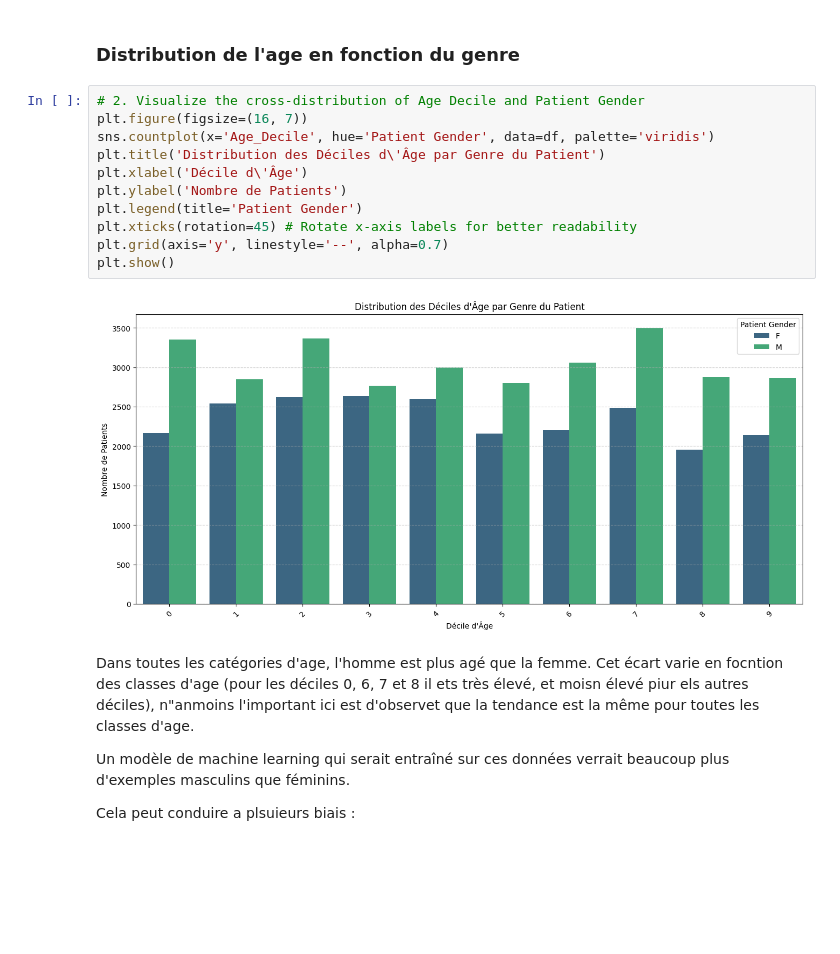
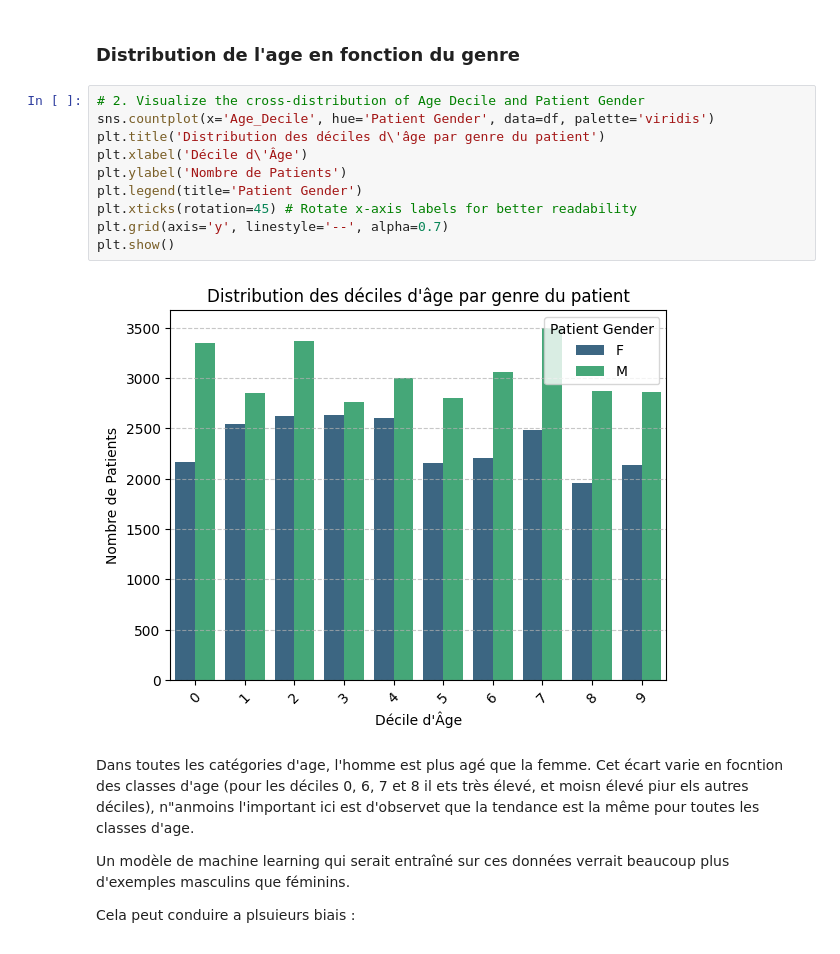
Before and after one commit to gyzzko/bias-in-data-science, a Jupyter notebook: Mi_projet_contri_raphael.ipynb, the cells around one changed output. Cells and saved outputs as stored; diff of their text form; blank space fills up the shorter version.

```diff
--- a/Mi_projet_contri_raphael.ipynb
+++ b/Mi_projet_contri_raphael.ipynb
@@ -666,17 +631,16 @@ Pour découvrir des biais qui sont conditionnels à plusieurs attributs sensible
 ### Distribution de l'age en fonction du genre
 # %%
 # 2. Visualize the cross-distribution of Age Decile and Patient Gender
-plt.figure(figsize=(16, 7))
 sns.countplot(x='Age_Decile', hue='Patient Gender', data=df, palette='viridis')
-plt.title('Distribution des Déciles d\'Âge par Genre du Patient')
+plt.title('Distribution des déciles d\'âge par genre du patient')
 plt.xlabel('Décile d\'Âge')
 plt.ylabel('Nombre de Patients')
 plt.legend(title='Patient Gender')
 plt.xticks(rotation=45) # Rotate x-axis labels for better readability
 plt.grid(axis='y', linestyle='--', alpha=0.7)
 plt.show()
 # %% [output]
-[figure, old version]
+[figure, new version]
 # %% [markdown]
 Dans toutes les catégories d'age, l'homme est plus agé que la femme. Cet écart varie en focntion des classes d'age (pour les déciles 0, 6, 7 et 8 il ets très élevé, et moisn élevé piur els autres déciles), n"anmoins l'important ici est d'observet que la tendance est la même pour toutes les classes d'age.
 
```
Also changed, not shown: parts of 33 cells of this notebook.
